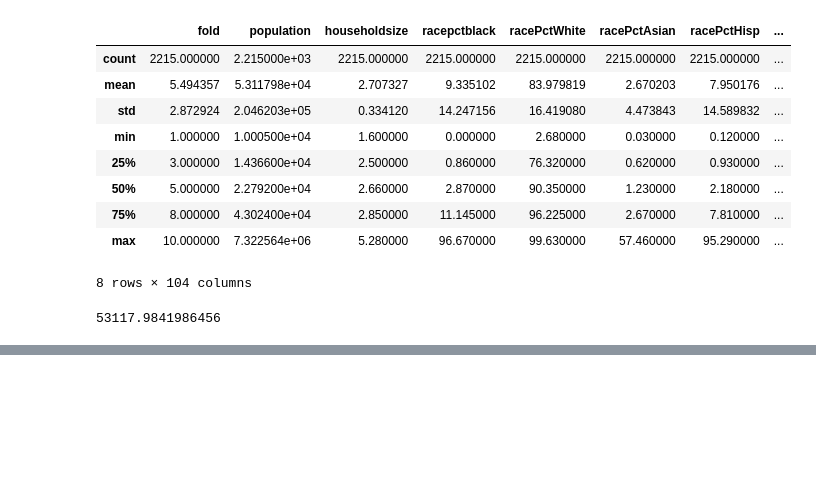
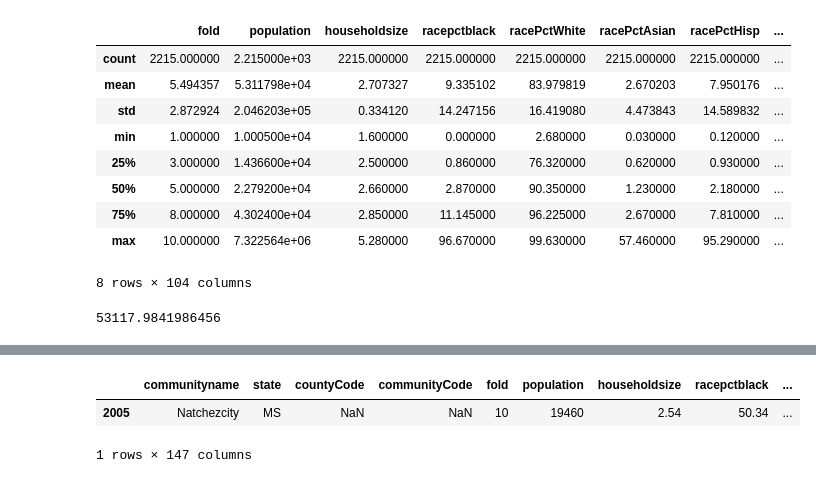
Before and after one commit to pzeb23/AnalysisInPython, a Jupyter notebook: Data preparation/SecondDataPreparationScript.ipynb, the cells around one changed output, grey strips where cells are left out. Cells and saved outputs as stored; diff of their text form; code cells hidden in the pictures; blank space fills up the shorter version.

```diff
--- a/Data preparation/SecondDataPreparationScript.ipynb
+++ b/Data preparation/SecondDataPreparationScript.ipynb
@@ -2,7 +2,7 @@
 import pandas as pd
 import numpy as np
 # %%
-data = pd.read_csv('/Users/imac/Projects/Python_code/Data preparation/Data_prep.csv', low_memory = False)
+data = pd.read_csv('/Users/macbook/Projects/Python_code/Data preparation/Data_prep.csv', low_memory = False)
 # %%
 data
 # %% [output]
@@ -124,3 +124,6 @@ data.describe()
 data.describe().iat[1,1] # first '1' is a row index (mean), second index is a column index
 # %% [output]
 53117.9841986456
+# %%
+data1 = data.replace('?', np.nan)
+data1
@@ -126,0 +169,7 @@ data.describe().iat[1,1] # first '1' is a row index (mean), second index is a co
+# %%
+# rows with values to be replaced
+data1[data1['OtherPerCap'].isnull()]
+# %% [output]
+|  | communityname | state | countyCode | communityCode | fold | population | householdsize | racepctblack | ... |
+| 2005 | Natchezcity | MS | NaN | NaN | 10 | 19460 | 2.54 | 50.34 | ... |
+1 rows × 147 columns
```
Also changed, not shown: parts of 4 cells of this notebook, 1 other file.
